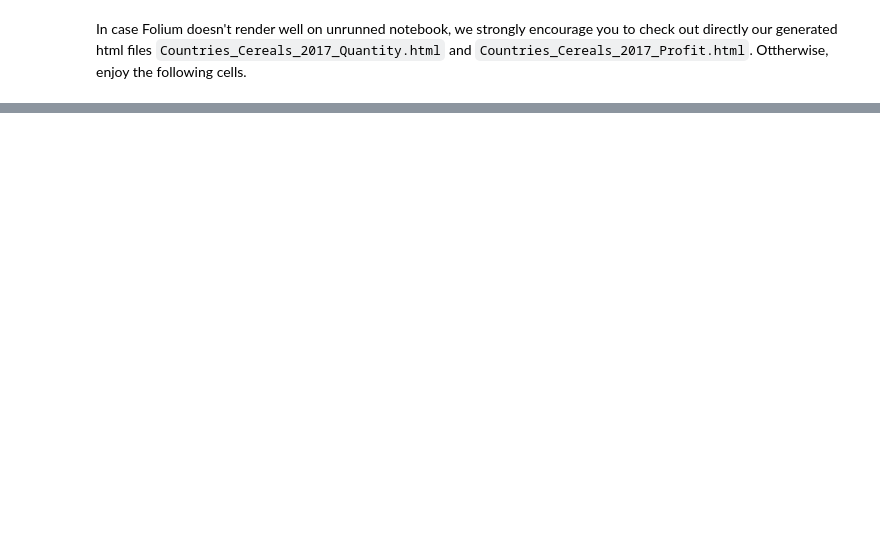
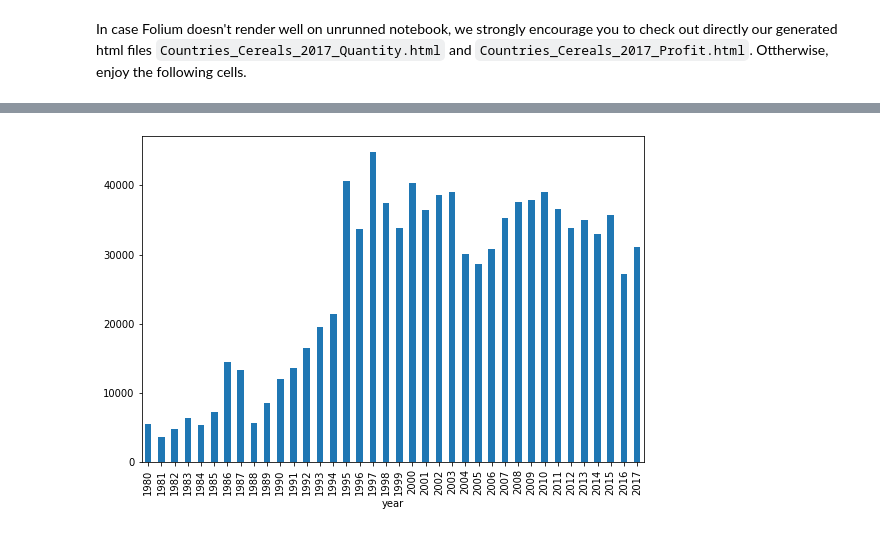
Before and after one commit to dsalathe/jurassic-spark, a Jupyter notebook: Milestone2.ipynb, the cells around one changed output, grey strips where cells are left out. Drawn from its saved outputs; the diff is of its cells as text; code cells hidden in the pictures; blank space fills up the shorter version.

Commit message:
folium without timeseries

```diff
--- a/Milestone2.ipynb
+++ b/Milestone2.ipynb
@@ -1733,0 +1724,5 @@ import geopandas
+# %%
+#df_cereals_2017_folium = pd.read_pickle("./df_cereals_2017_folium.pkl")
+#df_cereals_2017_folium[df_cereals_2017_folium['iso3_code']=='SSD']
+df_final = pd.read_pickle("./data/final_df.pkl")
+df_final
@@ -1733,0 +1743,4 @@ import geopandas
+# %%
+df_final['profit'] = df_final['export_v'] - df_final['import_v']
+df_final['diff_quantity'] = df_final['export_q'] - df_final['import_q']
+df_final.head(5)
@@ -1800,0 +2128,12 @@ show_production_countries(df_cereals_2017_folium, True, './Countries_Cereals_201
+# %%
+fig, ax = plt.subplots(figsize=(9, 6))
+ax = (df_final[(df_final['item_trades'] == 'Maté')&(df_final['area_crops']=='Argentina')]).plot('year', 'export_q', 'bar', ax=ax, legend=False)
+png = 'data/mpld3_{}.png'.format('mate')
+fig.savefig(png, dpi=75)
+
+encoded = base64.b64encode(open(png, 'rb').read())
+html = '<img src="embedded-picture">'.format
+iframe = IFrame(html(encoded), width=(9*75)+20, height=(6*75)+20)
+popup = folium.Popup(iframe, max_width=2650)
+# %% [output]
+[figure, added]
```
Also changed, not shown: parts of 16 cells of this notebook, 3 other files.
